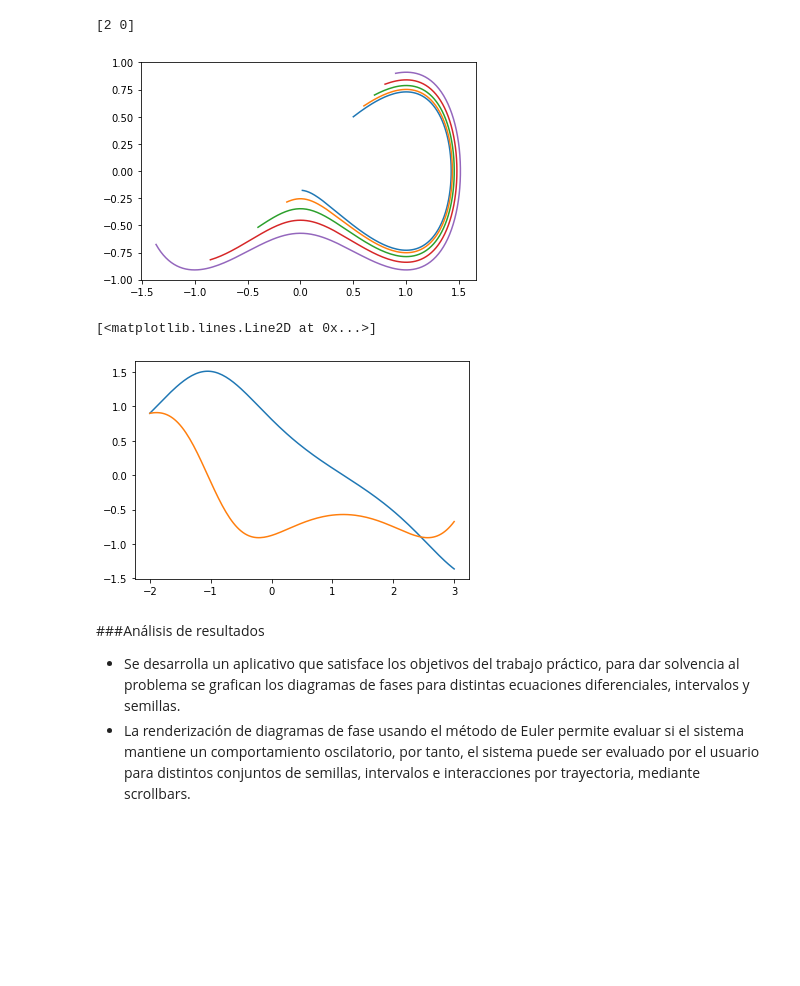
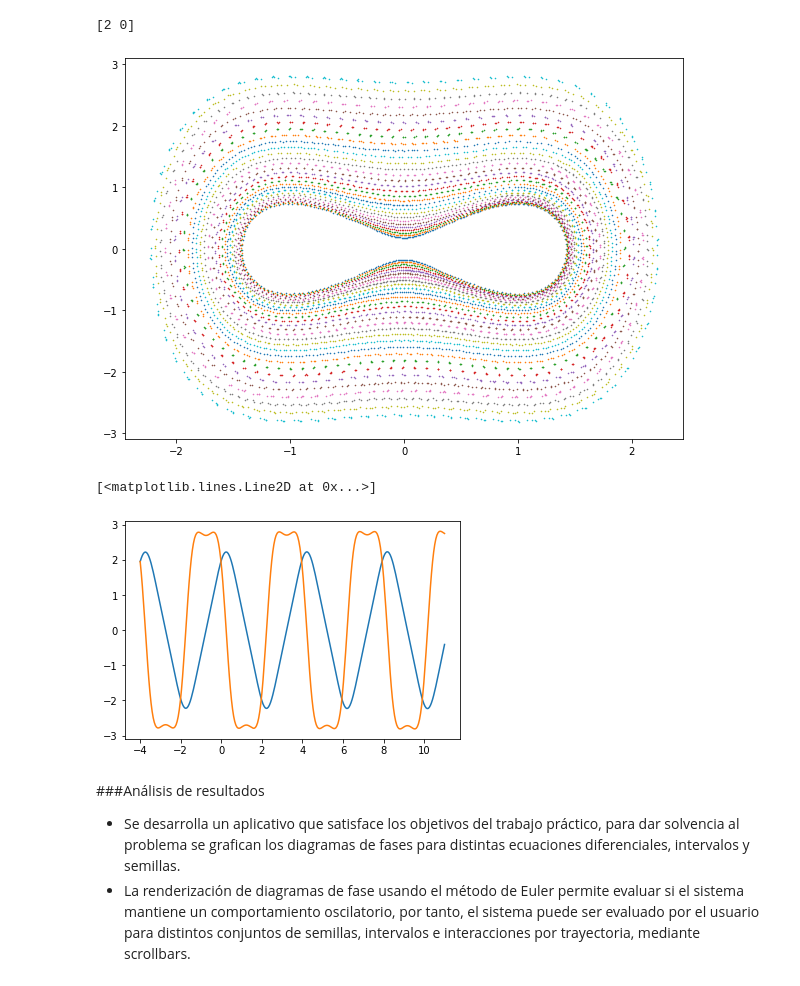
Before and after one commit to RonnyGuevara/Fractal_Images, a Jupyter notebook: TP2/TP2_FI.ipynb, the cells around one changed output. Drawn from its saved outputs; the diff is of its cells as text; code cells hidden in the pictures; blank space fills up the shorter version.

```diff
--- a/TP2/TP2_FI.ipynb
+++ b/TP2/TP2_FI.ipynb
@@ -168,11 +169,12 @@ def eulerMod(f, t0, tn, x0, n):
 # %% [markdown]
 En el ejercicio anterior se obtuvo un conjunto de semillas uniformes donde x[0] == y[0], veremos el renderizado para un conjunto de semillas uniforme donde y[0] == x[0] - 2
 # %%
+plt.figure(figsize=(10, 7))
 for x0 in np.arange(0.5, 1.5, 0.1):
   print (x0)
   x = np.array([x0,x0-2])
   (t, x) = eulerMod(f, 0, 10, x, 1000)
-  plt.plot(x[0], x[1])
+  plt.scatter(x[0], x[1], s=0.5, cmap='jet',  marker='*')
 # %% [output]
 0.5
 0.6
@@ -225,26 +227,27 @@ def eulerMod(f, t0, tn, x0, n):
   return ((t, x))
 # %%
 #@title Seleccione los parámetros para el conjunto de semillas { run: "auto" }
-Vi = 0.5 #@param {type:"slider", min:0, max:2, step:0.1}
-Vf = 1 #@param {type:"slider", min:0, max:2, step:0.1}
-step = 0.1 #@param {type:"slider", min:0.1, max:0.9, step:0.1}
+Vi = 0.5 #@param {type:"slider", min:0, max:3, step:0.1}
+Vf = 2 #@param {type:"slider", min:0, max:3, step:0.1}
+step = 0.05 #@param {type:"slider", min:0.05, max:0.9, step:0.1}
 # %%
 #@title Seleccione de intervalo e interacción por trayectoria { run: "auto" }
-trajectory_interaction = 160 #@param {type:"slider", min:10, max:1000, step:10}
-interval_inc = -2 #@param {type:"slider", min: -4, max:4, step:0.5}
-interval_fnl = 3 #@param {type:"slider", min: -4, max:10, step:1}
+trajectory_interaction = 280 #@param {type:"slider", min:10, max:1000, step:10}
+interval_inc = -4 #@param {type:"slider", min: -4, max:4, step:0.5}
+interval_fnl = 11 #@param {type:"slider", min: -4, max:15, step:1}
+plt.figure(figsize=(10, 7))
 for x0 in np.arange(Vi, Vf, step):
   x = np.array([x0,x0])
   (t, x) = eulerMod(f, interval_inc, interval_fnl, x, trajectory_interaction)
-  plt.plot(x[0], x[1])
+  plt.scatter(x[0], x[1], s=0.5, cmap='jet',  marker='*')
 # %% [output]
-[figure, old version]
+[figure, new version]
 # %%
 plt.plot(t, x[0])
 plt.plot(t, x[1])
 # %% [output]
 [<matplotlib.lines.Line2D at 0x...>]
-[figure, old version]
+[figure, new version]
 # %% [markdown]
 ###Análisis de resultados
 
```
Also changed, not shown: parts of 4 cells of this notebook.
